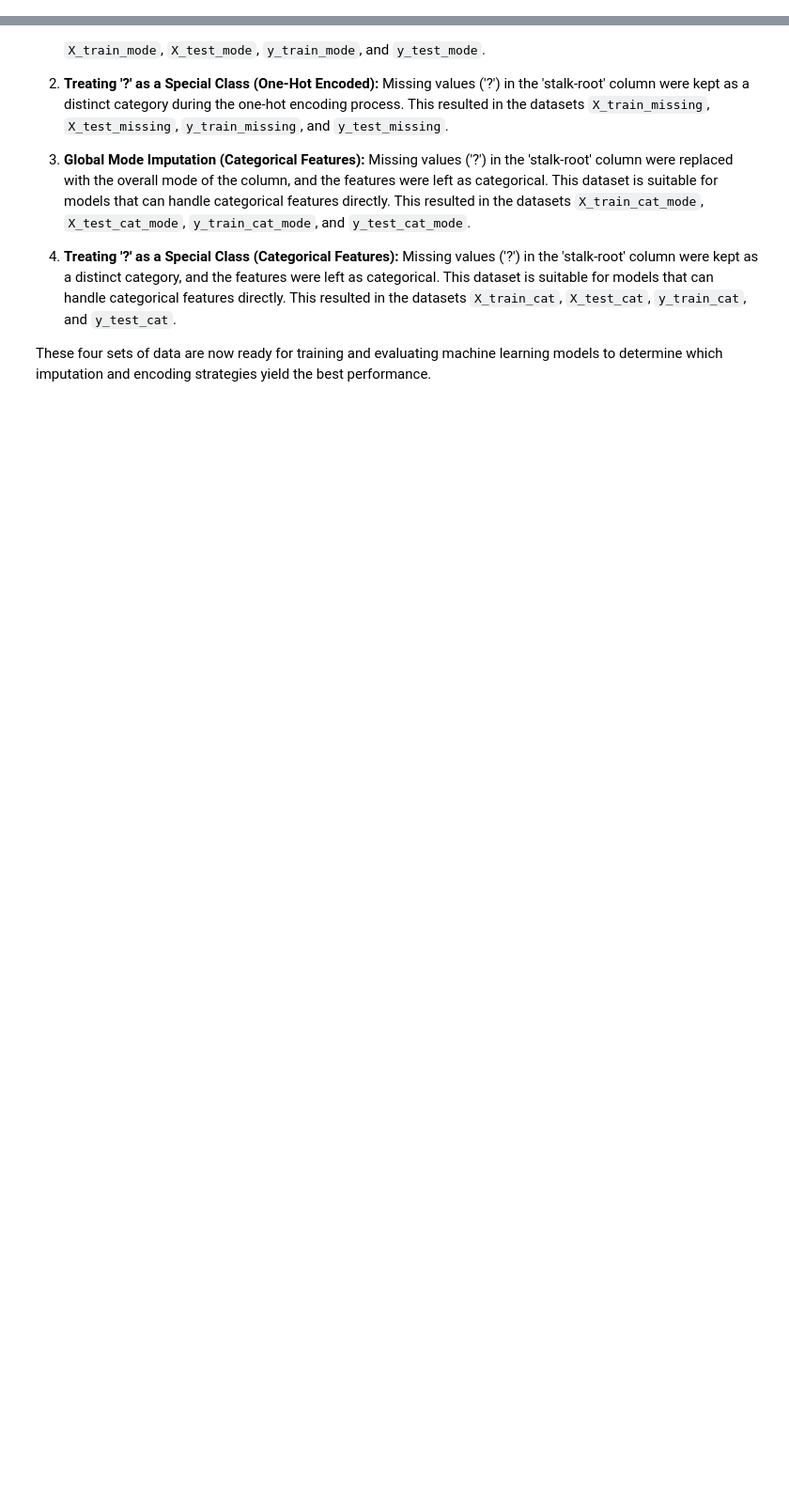
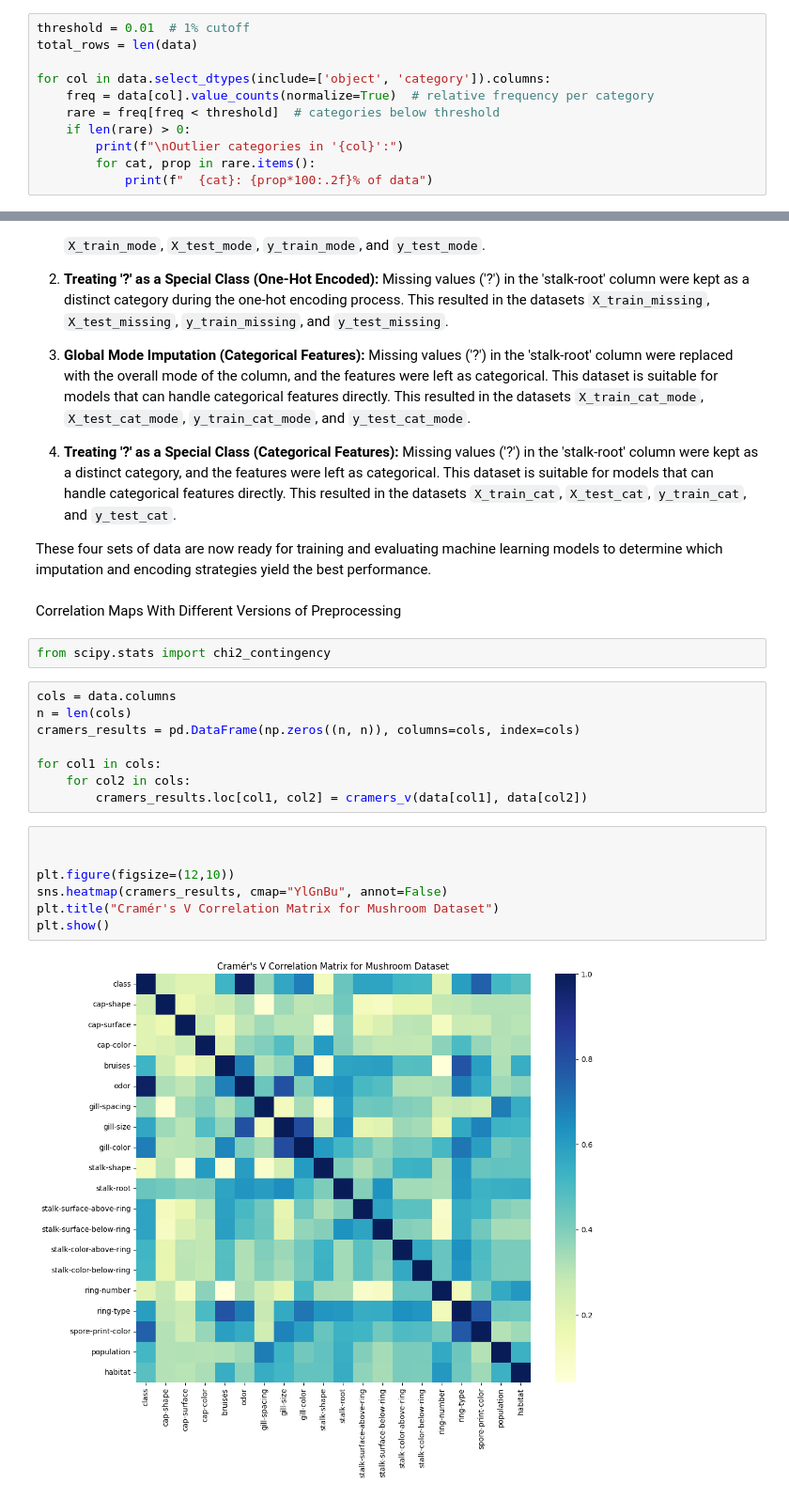
Before and after one commit to Nour184/mushroom-predictor, a Jupyter notebook: MushroomClassification_prj.ipynb, the cells around one changed output, grey strips where cells are left out. Shown at 94% size. Drawn from its saved outputs; the diff is of its cells as text; blank space fills up the shorter version.

Commit message:
added correlation 2.0

```diff
--- a/MushroomClassification_prj.ipynb
+++ b/MushroomClassification_prj.ipynb
@@ -153,0 +226,11 @@ print("=" * 60)
+# %%
+threshold = 0.01  # 1% cutoff
+total_rows = len(data)
+
+for col in data.select_dtypes(include=['object', 'category']).columns:
+    freq = data[col].value_counts(normalize=True)  # relative frequency per category
+    rare = freq[freq < threshold]  # categories below threshold
+    if len(rare) > 0:
+        print(f"\nOutlier categories in '{col}':")
+        for cat, prop in rare.items():
+            print(f"  {cat}: {prop*100:.2f}% of data")
@@ -312,3 +502,24 @@ The preprocessing steps resulted in four sets of training and testing data, each
 4. **Treating '?' as a Special Class (Categorical Features):** Missing values ('?') in the 'stalk-root' column were kept as a distinct category, and the features were left as categorical. This dataset is suitable for models that can handle categorical features directly. This resulted in the datasets `X_train_cat`, `X_test_cat`, `y_train_cat`, and `y_test_cat`.
 
 These four sets of data are now ready for training and evaluating machine learning models to determine which imputation and encoding strategies yield the best performance.
+# %% [markdown]
+Correlation Maps With Different Versions of Preprocessing
+# %%
+from scipy.stats import chi2_contingency
+# %%
+cols = data.columns
+n = len(cols)
+cramers_results = pd.DataFrame(np.zeros((n, n)), columns=cols, index=cols)
+
+for col1 in cols:
+    for col2 in cols:
+        cramers_results.loc[col1, col2] = cramers_v(data[col1], data[col2])
+# %%
+
+
+plt.figure(figsize=(12,10))
+sns.heatmap(cramers_results, cmap="YlGnBu", annot=False)
+plt.title("Cramér's V Correlation Matrix for Mushroom Dataset")
+plt.show()
+# %% [output]
+[figure, added]
```
Also changed, not shown: parts of 30 cells of this notebook.
